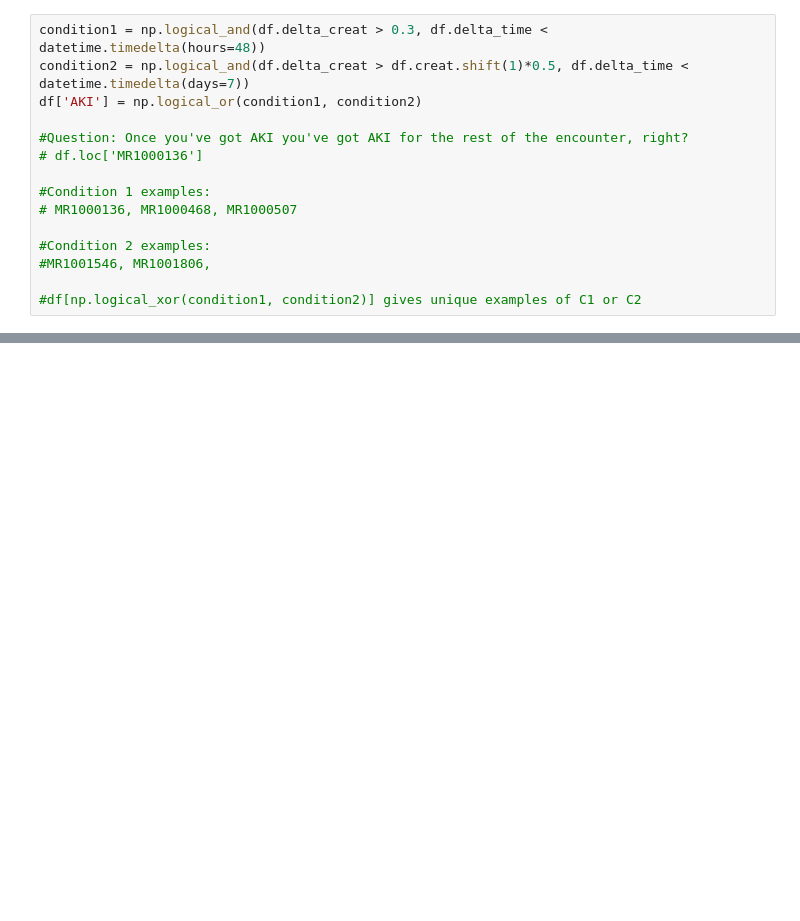
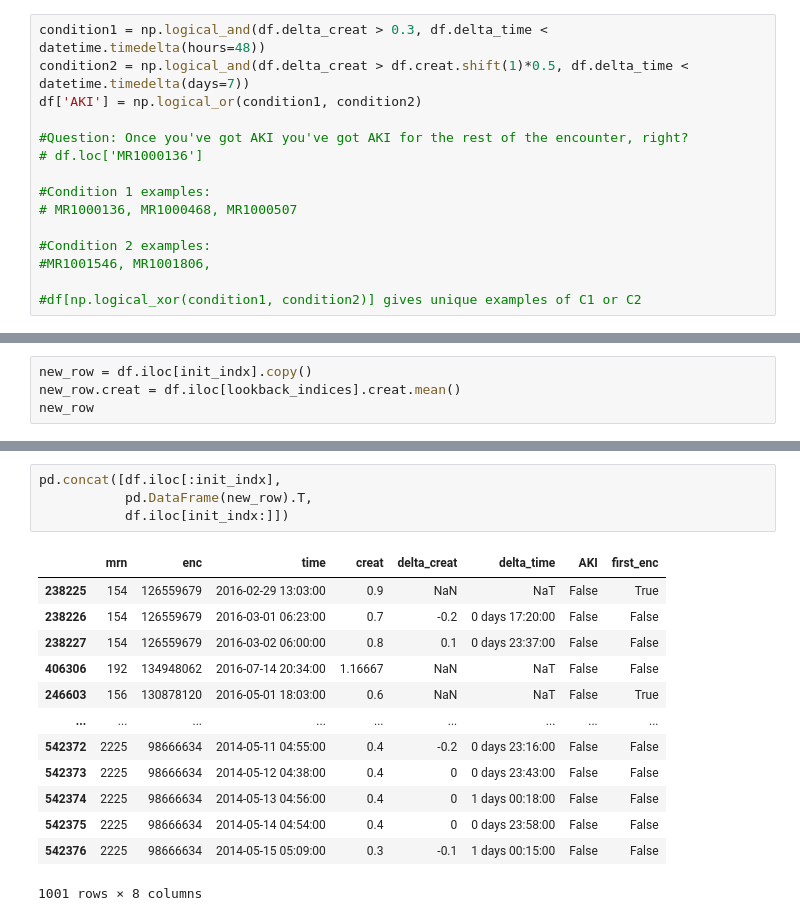
Before and after one commit to isaranwrap/StandardizingAKI, a Jupyter notebook: StandardizingAKIDefinition.ipynb, the cells around one changed output, grey strips where cells are left out. Saved outputs shown, nothing was run; the diff lists cells and outputs as text; blank space fills up the shorter version.

```diff
--- a/StandardizingAKIDefinition.ipynb
+++ b/StandardizingAKIDefinition.ipynb
@@ -56,0 +329,4 @@ df['AKI'] = np.logical_or(condition1, condition2)
+# %%
+new_row = df.iloc[init_indx].copy()
+new_row.creat = df.iloc[lookback_indices].creat.mean()
+new_row
@@ -56,0 +343,18 @@ df['AKI'] = np.logical_or(condition1, condition2)
+# %%
+pd.concat([df.iloc[:init_indx],
+           pd.DataFrame(new_row).T,
+           df.iloc[init_indx:]])
+# %% [output]
+|  | mrn | enc | time | creat | delta_creat | delta_time | AKI | first_enc |
+| 238225 | 154 | 126559679 | 2016-02-29 13:03:00 | 0.9 | NaN | NaT | False | True |
+| 238226 | 154 | 126559679 | 2016-03-01 06:23:00 | 0.7 | -0.2 | 0 days 17:20:00 | False | False |
+| 238227 | 154 | 126559679 | 2016-03-02 06:00:00 | 0.8 | 0.1 | 0 days 23:37:00 | False | False |
+| 406306 | 192 | 134948062 | 2016-07-14 20:34:00 | 1.16667 | NaN | NaT | False | False |
+| 246603 | 156 | 130878120 | 2016-05-01 18:03:00 | 0.6 | NaN | NaT | False | True |
+| ... | ... | ... | ... | ... | ... | ... | ... | ... |
+| 542372 | 2225 | 98666634 | 2014-05-11 04:55:00 | 0.4 | -0.2 | 0 days 23:16:00 | False | False |
+| 542373 | 2225 | 98666634 | 2014-05-12 04:38:00 | 0.4 | 0 | 0 days 23:43:00 | False | False |
+| 542374 | 2225 | 98666634 | 2014-05-13 04:56:00 | 0.4 | 0 | 1 days 00:18:00 | False | False |
+| 542375 | 2225 | 98666634 | 2014-05-14 04:54:00 | 0.4 | 0 | 0 days 23:58:00 | False | False |
+| 542376 | 2225 | 98666634 | 2014-05-15 05:09:00 | 0.3 | -0.1 | 1 days 00:15:00 | False | False |
+1001 rows × 8 columns
```
Also changed, not shown: parts of 18 cells of this notebook.
